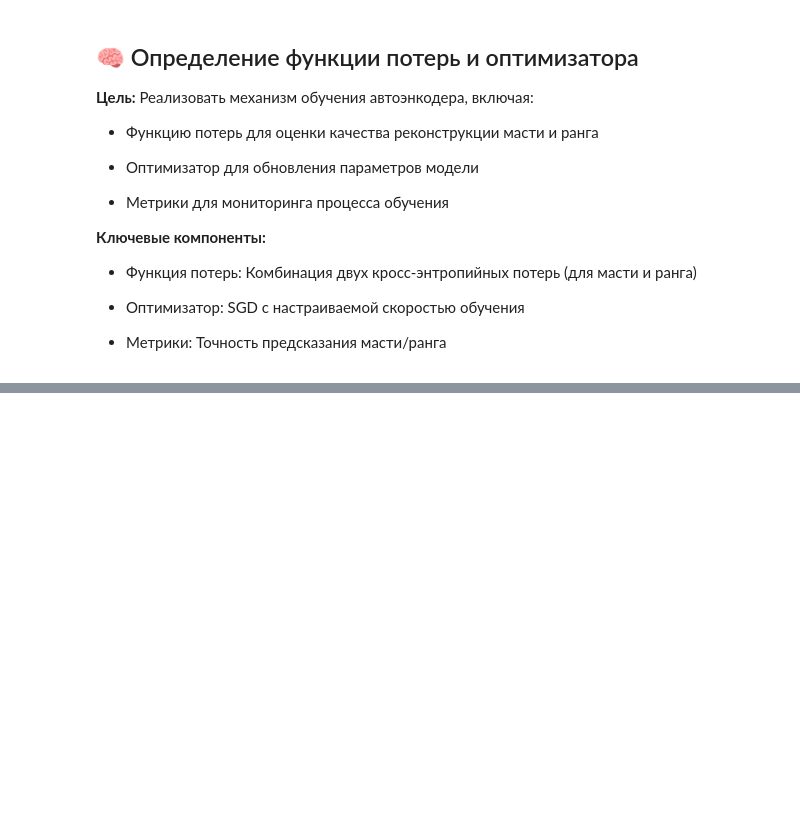
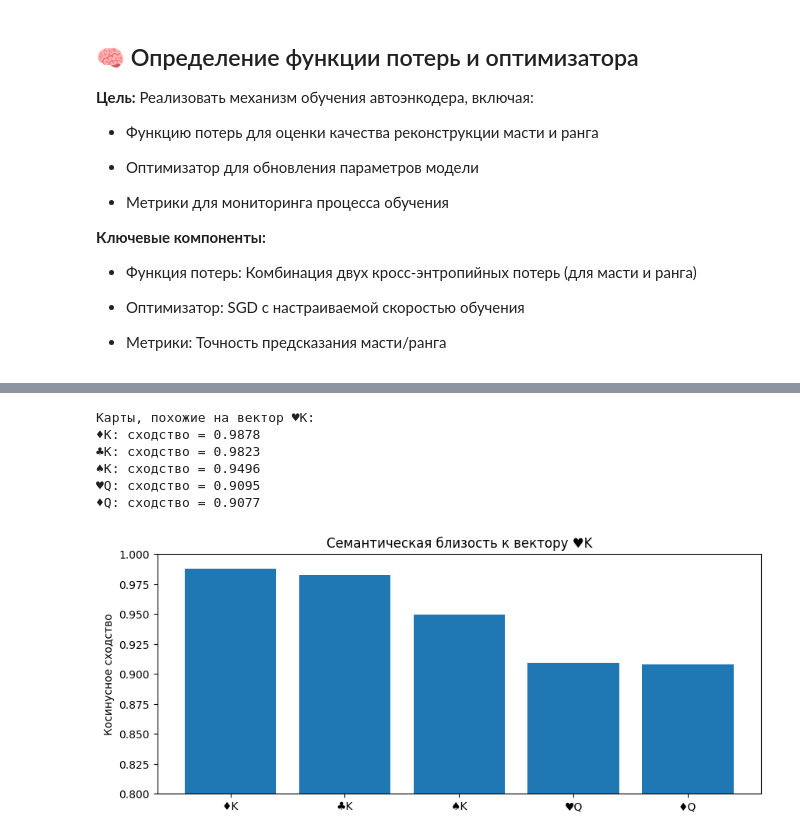
Before and after one commit to GENBBB/PokerCardVAE, a Jupyter notebook: main.ipynb, the cells around one changed output, grey strips where cells are left out. Drawn from its saved outputs; the diff is of its cells as text; code cells hidden in the pictures; blank space fills up the shorter version.

```diff
--- a/main.ipynb
+++ b/main.ipynb
@@ -185,0 +478,31 @@ Epoch [621/1000] | Loss: 0.2949 | Suit Acc: 100.00% | Rank Acc: 100.00%
+# %%
+def find_similar_cards_vector(vector, semantic_nearest, top_k=5):
+    query_embed = vector.reshape(1, -1)
+    similarities = cosine_similarity(query_embed, embedding_matrix)[0]
+
+    # Исключаем саму карту из результатов
+    similar_indices = np.argsort(similarities)[-top_k-1:-1][::-1]
+
+    print(f"\nКарты, похожие на вектор {semantic_nearest}:")
+    for idx in similar_indices:
+        print(f"{labels[idx]}: сходство = {similarities[idx]:.4f}")
+
+    # Визуализация
+    plt.figure(figsize=(10, 4))
+    plt.bar([labels[i] for i in similar_indices], similarities[similar_indices])
+    plt.title(f"Семантическая близость к вектору {semantic_nearest}")
+    plt.ylabel("Косинусное сходство")
+    plt.ylim(0.8, 1.0)
+    plt.show()
+
+king_vector = embeddings["♠K"] - embeddings["♠Q"]
+queen_vector = embeddings["♥Q"] + king_vector
+find_similar_cards_vector(queen_vector, "♥K")
+# %% [output]
+Карты, похожие на вектор ♥K:
+♦K: сходство = 0.9878
+♣K: сходство = 0.9823
+♠K: сходство = 0.9496
+♥Q: сходство = 0.9095
+♦Q: сходство = 0.9077
+[figure, added]
```
Also changed, not shown: parts of 8 cells of this notebook.
